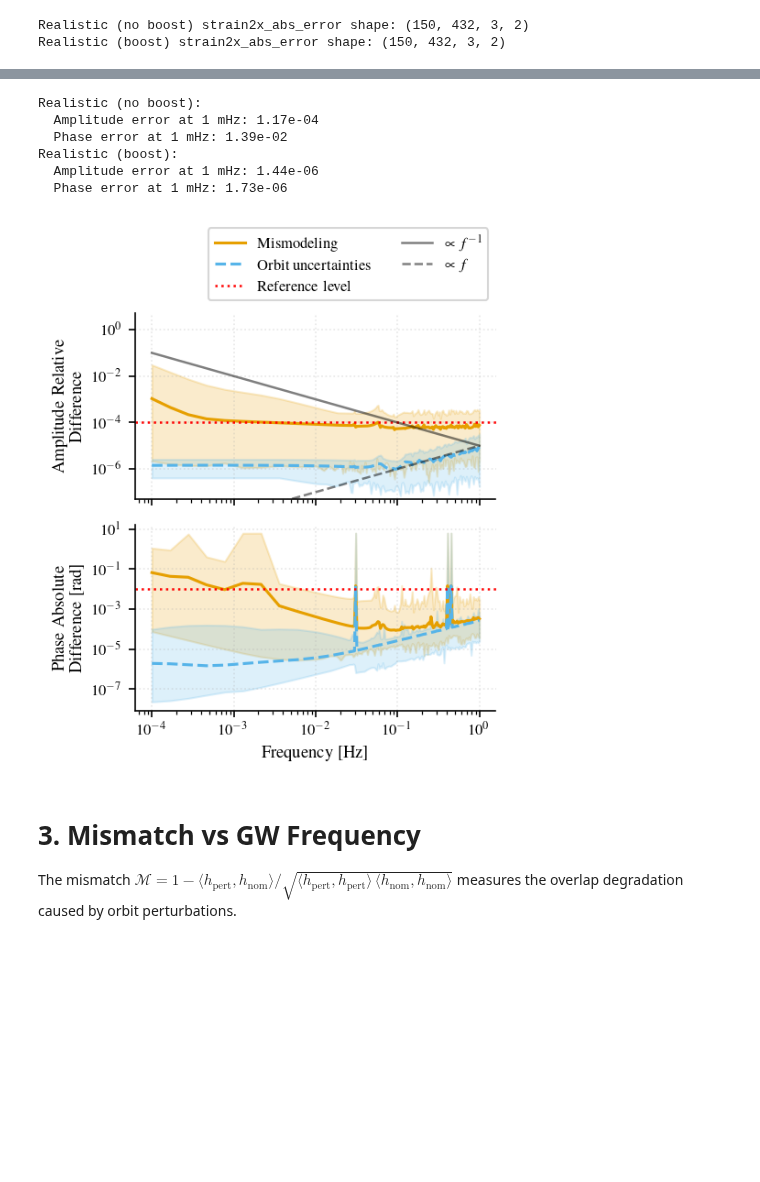
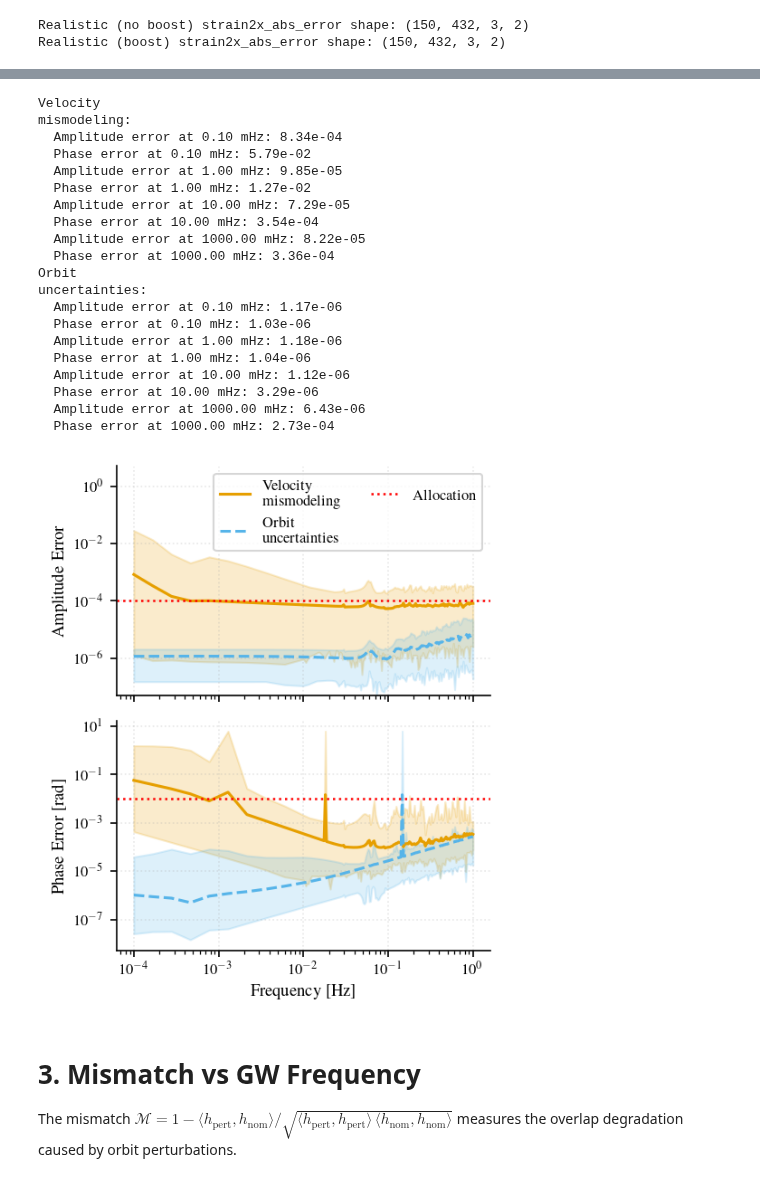
Before and after one commit to lorenzsp/ResponseRequirements, a Jupyter notebook: PaperPlots.ipynb, the cells around one changed output, grey strips where cells are left out. Drawn from its saved outputs; the diff is of its cells as text; code cells hidden in the pictures; blank space fills up the shorter version.

```diff
--- a/PaperPlots.ipynb
+++ b/PaperPlots.ipynb
@@ -88,10 +88,9 @@ CASES = {
     "Rotation (boost)":        "segwo_results/static/arm0.0_rot50000.0_trans0.0_boost1.0/",
     "Translation (no boost)":  "segwo_results/static/arm0.0_rot0.0_trans50000.0_boost0.0/",
     "Translation (boost)":     "segwo_results/static/arm0.0_rot0.0_trans50000.0_boost1.0/",
-    "Realistic (no boost)": "segwo_results/15.0days_evolving_boost0.0/",
-    "Realistic (boost)":    "segwo_results/15.0days_evolving_boost1.0/",
+    "Realistic (no boost)": "segwo_results/30.0days_evolving_boost0.0/",
+    "Realistic (boost)":    "segwo_results/30.0days_evolving_boost1.0/",
     "Toy like realistic (boost)": "segwo_results/static/arm0.3_rot150.0_trans10000.0_boost1.0/",
-    "Beyond Observation Arc (boost)": "segwo_results/365.0days_evolving_boost1.0/",
 }
 
 # Reference case for the perturbation-distribution histograms
@@ -538,7 +526,7 @@ fig, axs = plt.subplots(2, 1, figsize=(COL1, 1.2*COL1), sharex=True)
 
 ch = 0 # which TDI channel
 pol = 0
-labels = ['Mismodeling', 'Orbit uncertainties']
+labels = ['Velocity mismodeling', 'Orbit uncertainties']
 linestyle = ['-', '--']
 
 for i, name in enumerate(['Realistic (no boost)', 'Realistic (boost)']):
@@ -569,15 +557,18 @@ for i, name in enumerate(['Realistic (no boost)', 'Realistic (boost)']):
         print(f"  Amplitude error at {tf:.0e} Hz: {np.interp(tf, f, freq_mean_abs):.2e}")
         print(f"  Phase error at {tf:.0e} Hz: {np.interp(tf, f, freq_mean_angle):.2e}")
 
-axs[0].axhline(1e-4, color='r', ls=':', lw=1.2, label="Reference level")
+axs[0].axhline(1e-4, color='r', ls=':', lw=1.2, label="Allocation")
 axs[0].set_ylabel("Amplitude Relative \nDifference")
 axs[0].loglog(f, 1e-5/f, color='k', ls=linestyle[0], lw=1.2, label=r"$\propto f^{-1}$", alpha=0.5)
 axs[0].loglog(f, 1e-5*f, color='k', ls=linestyle[1], lw=1.2, label=r"$\propto f$", alpha=0.5)
-axs[0].legend(ncol=2, title_fontsize=10, bbox_to_anchor=(1., 1.5))
+axs[0].legend(ncol=2, title_fontsize=10, bbox_to_anchor=(1., 1.3))
+axs[1].loglog(f, 1e-5/f, color='k', ls=linestyle[0], lw=1.2, label=r"$\propto f^{-1}$", alpha=0.5)
+axs[1].loglog(f, 1e-5*f, color='k', ls=linestyle[1], lw=1.2, label=r"$\propto f$", alpha=0.5)
+
 axs[0].set_ylim(0.5e-7, 5)
 axs[1].set_xlabel("Frequency [Hz]")
 axs[1].set_ylabel("Phase Absolute \nDifference [rad]")
-axs[1].axhline(1e-2, color='r', ls=':', lw=1.2, label="Reference level")
+axs[1].axhline(1e-2, color='r', ls=':', lw=1.2, label="Allocation")
 plt.tight_layout()
 plt.savefig("paper_plots/amplitude_phase_errors.png", dpi=300)
 # %% [output]
@@ -607,54 +598,70 @@ fig, axs = plt.subplots(2, 1, figsize=(COL1, 1.2*COL1), sharex=True)
 
 ch = 0
 pol = 0
-labels = ['Mismodeling', 'Orbit uncertainties']
+labels = ['Velocity\nmismodeling', 'Orbit\nuncertainties']
 linestyle = ['-', '--']
 
 for i, name in enumerate(['Realistic (no boost)', 'Realistic (boost)']):
     data = all_data[name]
 
     # Full results: (F, N_real, 3, 2) - compute means and min/max
     amp_err = data["strain2x_avg_rel_amp_error"]  # (F, N_real, 3, 2)
     freq_mean_abs = np.mean(amp_err, axis=1)[:, ch, pol]
     freq_min = np.min(amp_err, axis=1)[:, ch, pol]
     freq_max = np.max(amp_err, axis=1)[:, ch, pol]
 
     axs[0].fill_between(f, freq_min, freq_max, alpha=0.2, color=f'C{i}')
     axs[0].loglog(f, freq_mean_abs, label=labels[i], color=f'C{i}', linestyle=linestyle[i])
 
     # Phase errors
     angle_err = data["strain2x_angle_error"]  # (F, N_real, 3, 2)
     freq_mean_angle = np.mean(angle_err, axis=1)[:, ch, pol]
     freq_min = np.min(angle_err, axis=1)[:, ch, pol]
     freq_max = np.max(angle_err, axis=1)[:, ch, pol]
 
     axs[1].fill_between(f, freq_min, freq_max, alpha=0.2, color=f'C{i}')
     axs[1].loglog(f, freq_mean_angle, label=labels[i], color=f'C{i}', linestyle=linestyle[i])
 
     # Summary statistics
-    print(f"{name}:")
-    print(f"  Amplitude error at 1 mHz: {np.interp(1e-3, f, freq_mean_abs):.2e}")
-    print(f"  Phase error at 1 mHz: {np.interp(1e-3, f, freq_mean_angle):.2e}")
+    print(f"{labels[i]}:")
+    f_test = np.asarray([1e-4, 1e-3, 1e-2, 1])
+    for tf in f_test:
+            print(f"  Amplitude error at {tf*1000:.2f} mHz: {np.interp(tf, f, freq_mean_abs):.2e}")
+            print(f"  Phase error at {tf*1000:.2f} mHz: {np.interp(tf, f, freq_mean_angle):.2e}")
 
-axs[0].axhline(1e-4, color='r', ls=':', lw=1.2, label="Reference level")
-axs[0].set_ylabel("Amplitude Relative \nDifference")
-axs[0].loglog(f, 1e-5/f, color='k', ls=linestyle[0], lw=1.2, label=r"$\propto f^{-1}$", alpha=0.5)
-axs[0].loglog(f, 1e-5*f, color='k', ls=linestyle[1], lw=1.2, label=r"$\propto f$", alpha=0.5)
-axs[0].legend(ncol=2, title_fontsize=10, bbox_to_anchor=(1., 1.5))
+axs[0].axhline(1e-4, color='r', ls=':', lw=1.2, label="Allocation")
+axs[0].set_ylabel("Amplitude Error")
+# axs[0].loglog(f, 1e-5/f, color='k', ls=linestyle[0], lw=1.2, label=r"$\propto f^{-1}$", alpha=0.5)
+# axs[0].loglog(f, 1e-5*f, color='k', ls=linestyle[1], lw=1.2, label=r"$\propto f$", alpha=0.5)
+axs[0].legend(ncol=2, title_fontsize=10)#, bbox_to_anchor=(1., 1.2))
 axs[0].set_ylim(0.5e-7, 5)
 axs[1].set_xlabel("Frequency [Hz]")
-axs[1].set_ylabel("Phase Absolute \nDifference [rad]")
-axs[1].axhline(1e-2, color='r', ls=':', lw=1.2, label="Reference level")
+axs[1].set_ylabel("Phase Error [rad]")
+axs[1].axhline(1e-2, color='r', ls=':', lw=1.2, label="Allocation")
 plt.tight_layout()
 plt.savefig("paper_plots/requirement_amplitude_phase_errors.png", dpi=300)
 # %% [output]
-Realistic (no boost):
-  Amplitude error at 1 mHz: 1.17e-04
-  Phase error at 1 mHz: 1.39e-02
-Realistic (boost):
-  Amplitude error at 1 mHz: 1.44e-06
-  Phase error at 1 mHz: 1.73e-06
+Velocity
+mismodeling:
+  Amplitude error at 0.10 mHz: 8.34e-04
+  Phase error at 0.10 mHz: 5.79e-02
+  Amplitude error at 1.00 mHz: 9.85e-05
+  Phase error at 1.00 mHz: 1.27e-02
+  Amplitude error at 10.00 mHz: 7.29e-05
+  Phase error at 10.00 mHz: 3.54e-04
+  Amplitude error at 1000.00 mHz: 8.22e-05
+  Phase error at 1000.00 mHz: 3.36e-04
+Orbit
+uncertainties:
+  Amplitude error at 0.10 mHz: 1.17e-06
+  Phase error at 0.10 mHz: 1.03e-06
+  Amplitude error at 1.00 mHz: 1.18e-06
+  Phase error at 1.00 mHz: 1.04e-06
+  Amplitude error at 10.00 mHz: 1.12e-06
+  Phase error at 10.00 mHz: 3.29e-06
+  Amplitude error at 1000.00 mHz: 6.43e-06
+  Phase error at 1000.00 mHz: 2.73e-04
-[figure, old version]
+[figure, new version]
 # %% [markdown]
 # 3. Mismatch vs GW Frequency
 
```
Also changed, not shown: parts of 28 cells of this notebook, 7 other files.
